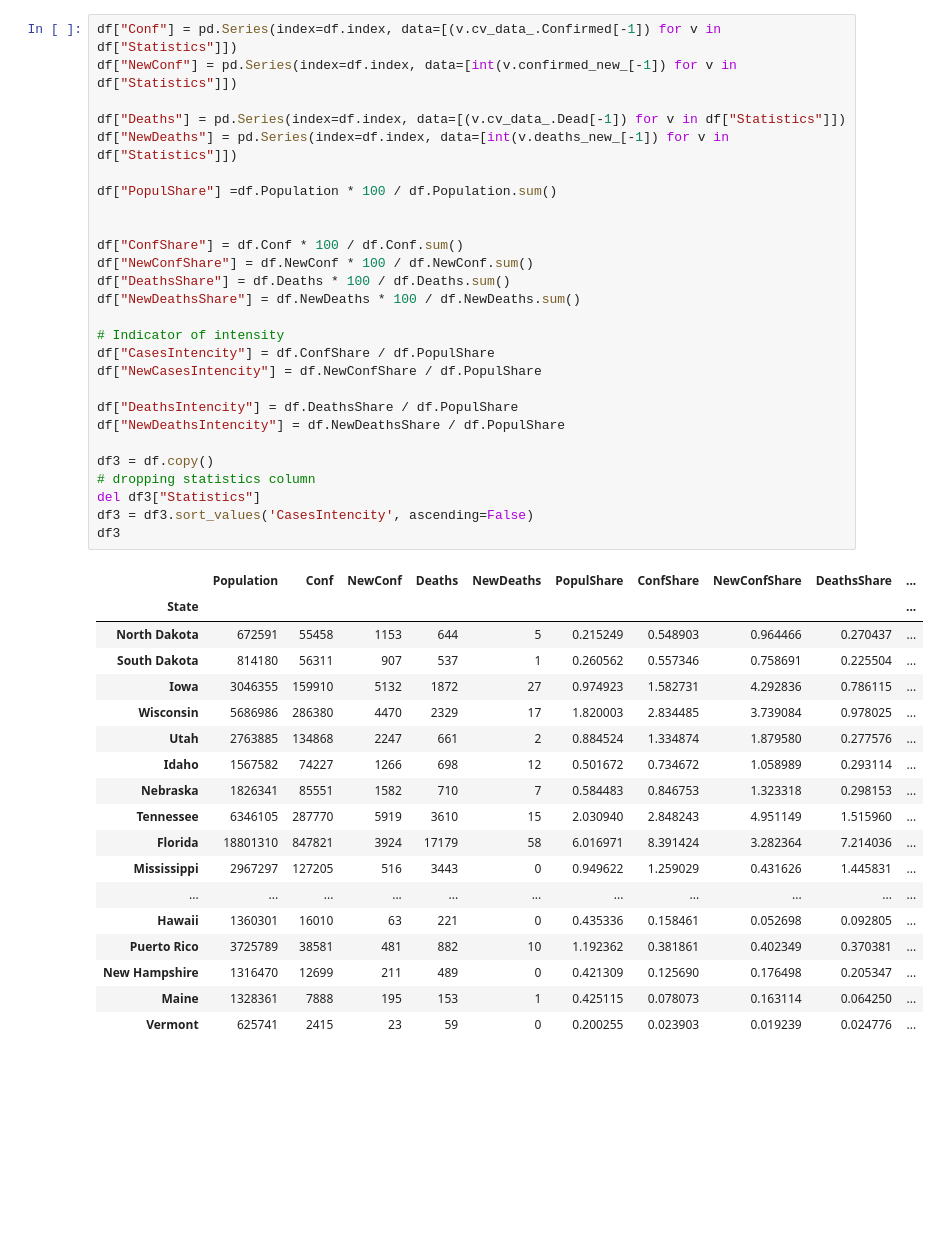
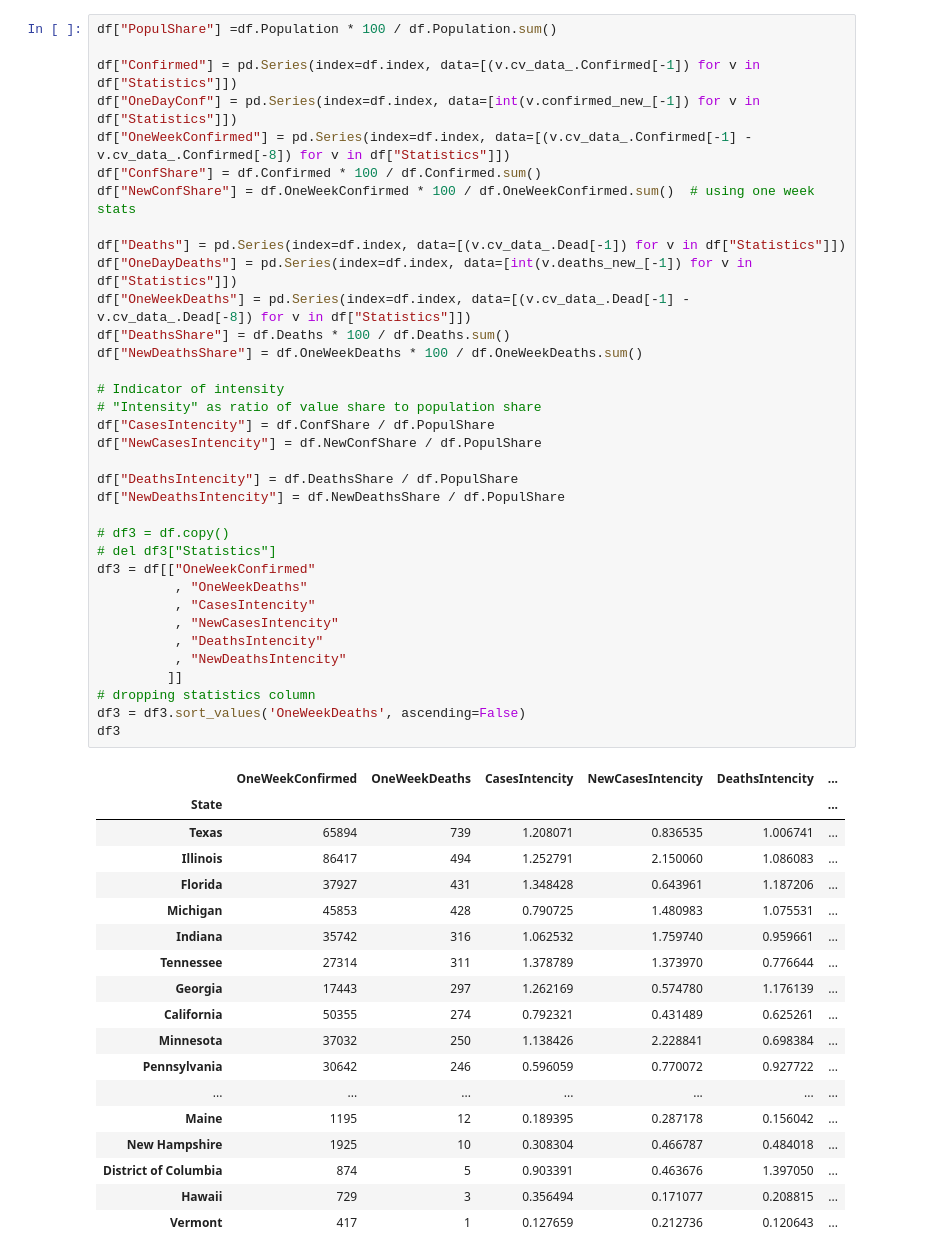
Before and after one commit to olegsheynin/data_analysis, a Jupyter notebook: covid-19/Dynamics by State COVID-19.ipynb, the cells around one changed output. Drawn from its saved outputs; the diff is of its cells as text; blank space fills up the shorter version.

```diff
--- a/covid-19/Dynamics by State COVID-19.ipynb
+++ b/covid-19/Dynamics by State COVID-19.ipynb
@@ -57,46 +57,54 @@ Wyoming                       700       3.195381            0         0.020226
 # %%
-df["Conf"] = pd.Series(index=df.index, data=[(v.cv_data_.Confirmed[-1]) for v in df["Statistics"]])
-df["NewConf"] = pd.Series(index=df.index, data=[int(v.confirmed_new_[-1]) for v in df["Statistics"]])
+df["PopulShare"] =df.Population * 100 / df.Population.sum()
+
+df["Confirmed"] = pd.Series(index=df.index, data=[(v.cv_data_.Confirmed[-1]) for v in df["Statistics"]])
+df["OneDayConf"] = pd.Series(index=df.index, data=[int(v.confirmed_new_[-1]) for v in df["Statistics"]])
+df["OneWeekConfirmed"] = pd.Series(index=df.index, data=[(v.cv_data_.Confirmed[-1] - v.cv_data_.Confirmed[-8]) for v in df["Statistics"]])
+df["ConfShare"] = df.Confirmed * 100 / df.Confirmed.sum()
+df["NewConfShare"] = df.OneWeekConfirmed * 100 / df.OneWeekConfirmed.sum()  # using one week stats
 
 df["Deaths"] = pd.Series(index=df.index, data=[(v.cv_data_.Dead[-1]) for v in df["Statistics"]])
-df["NewDeaths"] = pd.Series(index=df.index, data=[int(v.deaths_new_[-1]) for v in df["Statistics"]])
-
-df["PopulShare"] =df.Population * 100 / df.Population.sum()
-
-
-df["ConfShare"] = df.Conf * 100 / df.Conf.sum()
-df["NewConfShare"] = df.NewConf * 100 / df.NewConf.sum()
+df["OneDayDeaths"] = pd.Series(index=df.index, data=[int(v.deaths_new_[-1]) for v in df["Statistics"]])
+df["OneWeekDeaths"] = pd.Series(index=df.index, data=[(v.cv_data_.Dead[-1] - v.cv_data_.Dead[-8]) for v in df["Statistics"]])
 df["DeathsShare"] = df.Deaths * 100 / df.Deaths.sum()
-df["NewDeathsShare"] = df.NewDeaths * 100 / df.NewDeaths.sum()
+df["NewDeathsShare"] = df.OneWeekDeaths * 100 / df.OneWeekDeaths.sum()
 
 # Indicator of intensity
+# "Intensity" as ratio of value share to population share
 df["CasesIntencity"] = df.ConfShare / df.PopulShare
 df["NewCasesIntencity"] = df.NewConfShare / df.PopulShare
 
 df["DeathsIntencity"] = df.DeathsShare / df.PopulShare
 df["NewDeathsIntencity"] = df.NewDeathsShare / df.PopulShare
 
-df3 = df.copy()
+# df3 = df.copy()
+# del df3["Statistics"]
+df3 = df[["OneWeekConfirmed"
+          , "OneWeekDeaths"
+          , "CasesIntencity"
+          , "NewCasesIntencity"
+          , "DeathsIntencity"
+          , "NewDeathsIntencity"
+         ]]
 # dropping statistics column
-del df3["Statistics"]
-df3 = df3.sort_values('CasesIntencity', ascending=False)
+df3 = df3.sort_values('OneWeekDeaths', ascending=False)
 df3
 # %% [output]
-|  | Population | Conf | NewConf | Deaths | NewDeaths | PopulShare | ConfShare | NewConfShare | DeathsShare | ... |
-| State |  |  |  |  |  |  |  |  |  | ... |
-| North Dakota | 672591 | 55458 | 1153 | 644 | 5 | 0.215249 | 0.548903 | 0.964466 | 0.270437 | ... |
-| South Dakota | 814180 | 56311 | 907 | 537 | 1 | 0.260562 | 0.557346 | 0.758691 | 0.225504 | ... |
-| Iowa | 3046355 | 159910 | 5132 | 1872 | 27 | 0.974923 | 1.582731 | 4.292836 | 0.786115 | ... |
-| Wisconsin | 5686986 | 286380 | 4470 | 2329 | 17 | 1.820003 | 2.834485 | 3.739084 | 0.978025 | ... |
-| Utah | 2763885 | 134868 | 2247 | 661 | 2 | 0.884524 | 1.334874 | 1.879580 | 0.277576 | ... |
-| Idaho | 1567582 | 74227 | 1266 | 698 | 12 | 0.501672 | 0.734672 | 1.058989 | 0.293114 | ... |
-| Nebraska | 1826341 | 85551 | 1582 | 710 | 7 | 0.584483 | 0.846753 | 1.323318 | 0.298153 | ... |
-| Tennessee | 6346105 | 287770 | 5919 | 3610 | 15 | 2.030940 | 2.848243 | 4.951149 | 1.515960 | ... |
-| Florida | 18801310 | 847821 | 3924 | 17179 | 58 | 6.016971 | 8.391424 | 3.282364 | 7.214036 | ... |
-| Mississippi | 2967297 | 127205 | 516 | 3443 | 0 | 0.949622 | 1.259029 | 0.431626 | 1.445831 | ... |
-| ... | ... | ... | ... | ... | ... | ... | ... | ... | ... | ... |
-| Hawaii | 1360301 | 16010 | 63 | 221 | 0 | 0.435336 | 0.158461 | 0.052698 | 0.092805 | ... |
-| Puerto Rico | 3725789 | 38581 | 481 | 882 | 10 | 1.192362 | 0.381861 | 0.402349 | 0.370381 | ... |
-| New Hampshire | 1316470 | 12699 | 211 | 489 | 0 | 0.421309 | 0.125690 | 0.176498 | 0.205347 | ... |
-| Maine | 1328361 | 7888 | 195 | 153 | 1 | 0.425115 | 0.078073 | 0.163114 | 0.064250 | ... |
-| Vermont | 625741 | 2415 | 23 | 59 | 0 | 0.200255 | 0.023903 | 0.019239 | 0.024776 | ... |
+|  | OneWeekConfirmed | OneWeekDeaths | CasesIntencity | NewCasesIntencity | DeathsIntencity | ... |
+| State |  |  |  |  |  | ... |
+| Texas | 65894 | 739 | 1.208071 | 0.836535 | 1.006741 | ... |
+| Illinois | 86417 | 494 | 1.252791 | 2.150060 | 1.086083 | ... |
+| Florida | 37927 | 431 | 1.348428 | 0.643961 | 1.187206 | ... |
+| Michigan | 45853 | 428 | 0.790725 | 1.480983 | 1.075531 | ... |
+| Indiana | 35742 | 316 | 1.062532 | 1.759740 | 0.959661 | ... |
+| Tennessee | 27314 | 311 | 1.378789 | 1.373970 | 0.776644 | ... |
+| Georgia | 17443 | 297 | 1.262169 | 0.574780 | 1.176139 | ... |
+| California | 50355 | 274 | 0.792321 | 0.431489 | 0.625261 | ... |
+| Minnesota | 37032 | 250 | 1.138426 | 2.228841 | 0.698384 | ... |
+| Pennsylvania | 30642 | 246 | 0.596059 | 0.770072 | 0.927722 | ... |
+| ... | ... | ... | ... | ... | ... | ... |
+| Maine | 1195 | 12 | 0.189395 | 0.287178 | 0.156042 | ... |
+| New Hampshire | 1925 | 10 | 0.308304 | 0.466787 | 0.484018 | ... |
+| District of Columbia | 874 | 5 | 0.903391 | 0.463676 | 1.397050 | ... |
+| Hawaii | 729 | 3 | 0.356494 | 0.171077 | 0.208815 | ... |
+| Vermont | 417 | 1 | 0.127659 | 0.212736 | 0.120643 | ... |
```
Also changed, not shown: parts of 1 cell of this notebook, 5 other files.
